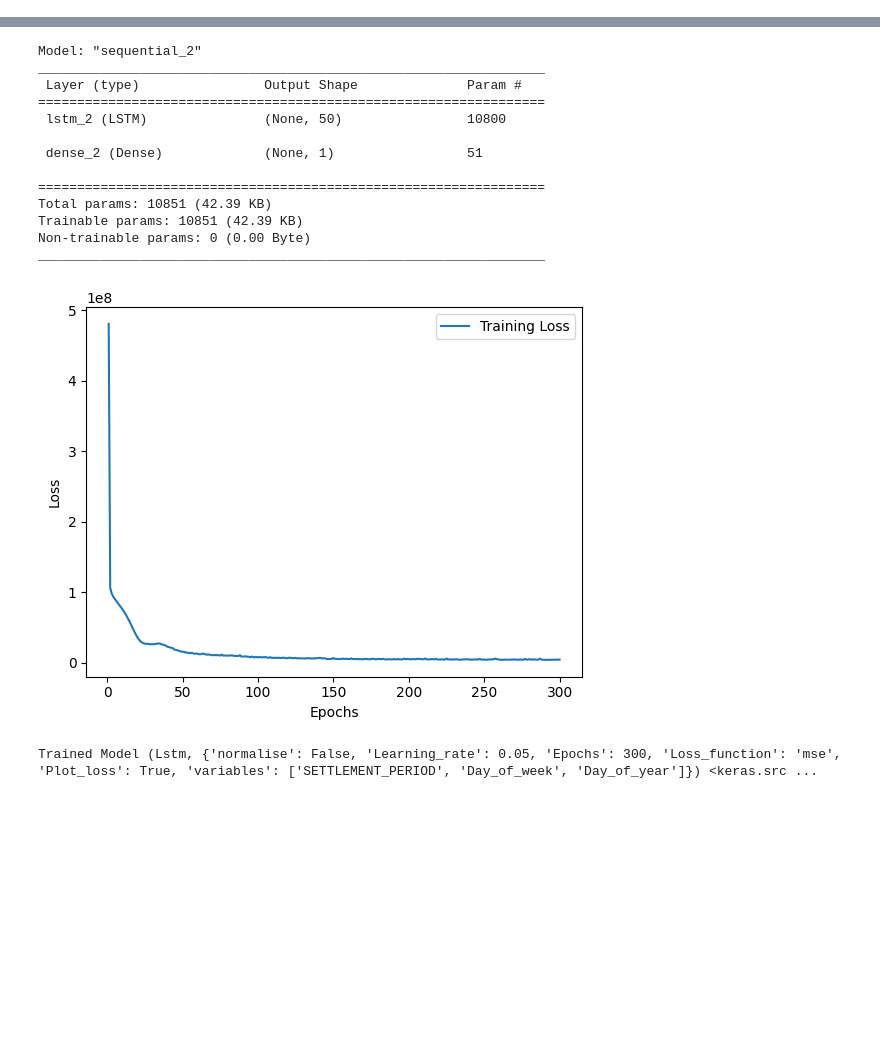
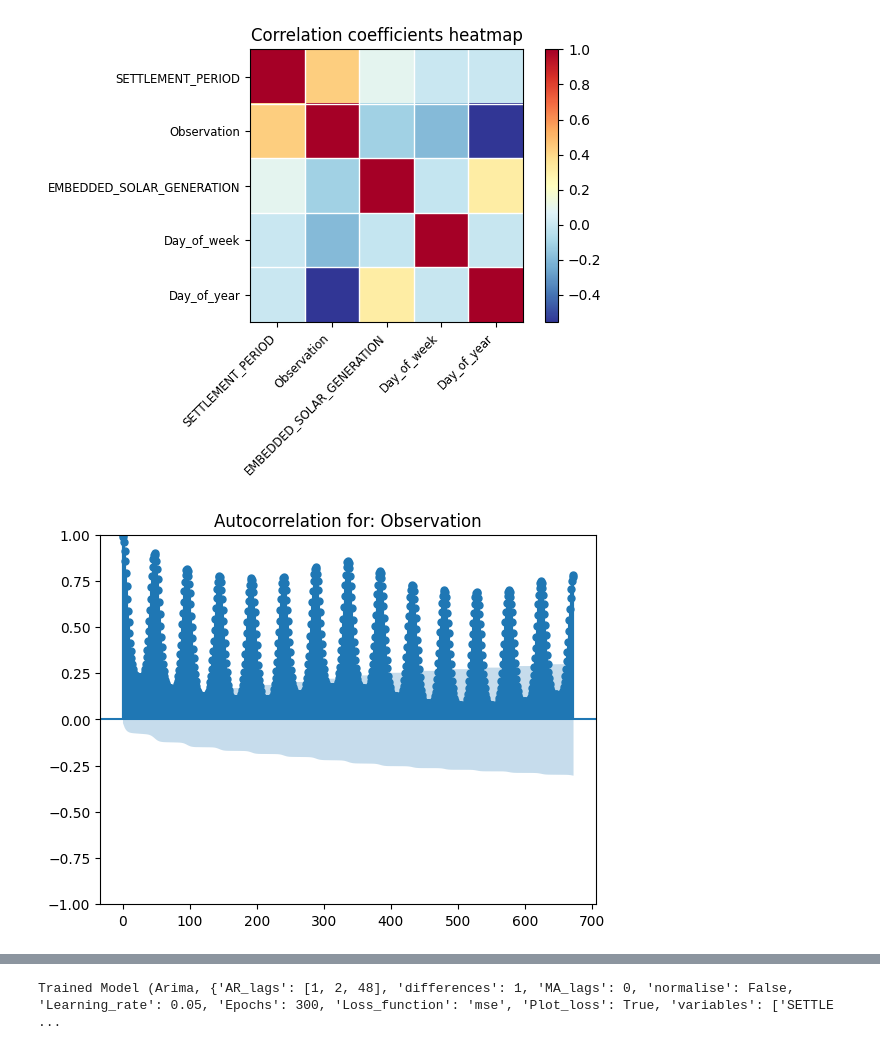
Before and after one commit to duff9/Time-Series-Forecasting-System, a Jupyter notebook: example_energy.ipynb, the cells around one changed output, grey strips where cells are left out. Cells and saved outputs as stored; diff of their text form; code cells hidden in the pictures; blank space fills up the shorter version.

```diff
--- a/example_energy.ipynb
+++ b/example_energy.ipynb
@@ -18,0 +25,15 @@ observation_data.head()
+# %%
+# Data Analysis
+# determine most relevant variables to use
+da.plot_correlation_heatmap(observation_data)
+da.plot_autocorrelation(observation_data['Observation'], 48*14)
+# figure out best parameters for ARIMA model, d (diff) value, if the autocorrelations are positive for many lags (>10) then probably needs differencing
+da.plot_autocorrelation(observation_data['Observation'].diff(periods=24).dropna(), 48*30)
+# use partial autocorrelation to determine if the ARIMA model needs an autoregressive lag component (p)
+# usually a good value for p is the number of lags that have a signifcance outside the confidence interval
+da.plot_partial_autocorrelation(observation_data['Observation'].diff(periods=24).dropna(), 48)
+# for moving average component use the normal autocorrelation plot after differencing, best to keep a simpler model if possible, here the significance of lags > 10 is still high
+da.plot_autocorrelation(observation_data['Observation'].diff(periods=24).dropna(), 48)
+# %% [output]
+[figure, added]
+[figure, added]
@@ -19,35 +43,22 @@ observation_data.head()
 # %%
 configuration = {
-    # # ARIMA options
-    # 'lags': 48,
-    # 'AR_lags': [1, 2, 48],
-    # 'differences': 1,
-    # 'MA_lags': 0,
+    # ARIMA options
+    # 'lags': 4,
+    'AR_lags': [1,2,48],
+    'differences': 1,
+    'MA_lags': 0,
     # LSTM options
     'normalise': False,
     'Learning_rate': 0.05,
     'Epochs': 300,
     'Loss_function': 'mse',
     'Plot_loss': True,
-    'variables': ['SETTLEMENT_PERIOD', 'Day_of_week', 'Day_of_year']
+    'variables': ['SETTLEMENT_PERIOD', 'Day_of_week']
 }
-
-model = m.create_model('Lstm', configuration)
-m.train_model(model, observation_data, '2023-01-01', '2023-03-01')
-print(model)
-# %% [output]
-Model: "sequential_2"
-_________________________________________________________________
- Layer (type)                Output Shape              Param #
-=================================================================
- lstm_2 (LSTM)               (None, 50)                10800
-
- dense_2 (Dense)             (None, 1)                 51
-
-=================================================================
-Total params: 10851 (42.39 KB)
-Trainable params: 10851 (42.39 KB)
-Non-trainable params: 0 (0.00 Byte)
-_________________________________________________________________
-[figure, removed]
-Trained Model (Lstm, {'normalise': False, 'Learning_rate': 0.05, 'Epochs': 300, 'Loss_function': 'mse', 'Plot_loss': True, 'variables': ['SETTLEMENT_PERIOD', 'Day_of_week', 'Day_of_year']}) <keras.src ...
+# %%
+# ARIMA model
+model = m.create_model('Arima', configuration)
+m.train_model(model, observation_data, '2023-01-01', '2023-03-01')
+print(model)
+# %% [output]
+Trained Model (Arima, {'AR_lags': [1, 2, 48], 'differences': 1, 'MA_lags': 0, 'normalise': False, 'Learning_rate': 0.05, 'Epochs': 300, 'Loss_function': 'mse', 'Plot_loss': True, 'variables': ['SETTLE ...
```
Also changed, not shown: parts of 5 cells of this notebook, 1 other file.
